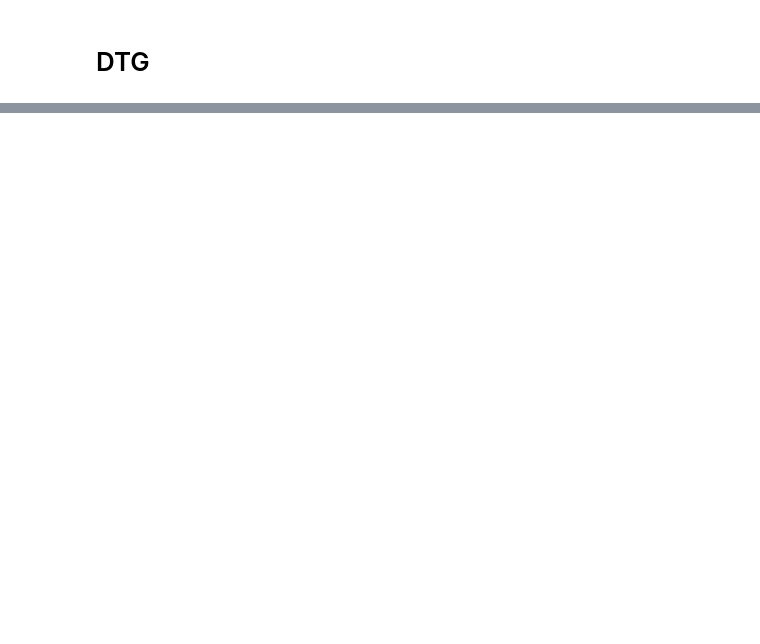
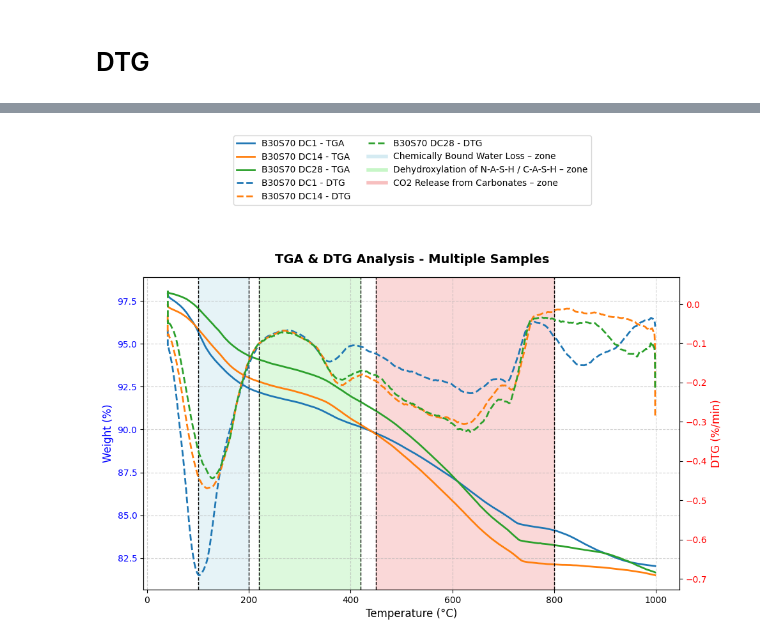
Before and after one commit to ahmedfarhatx22/TradingBro, a Jupyter notebook: book/some_content/TGA.ipynb, the cells around one changed output, grey strips where cells are left out. Cells and saved outputs as stored; diff of their text form; code cells hidden in the pictures; blank space fills up the shorter version.

```diff
--- a/book/some_content/TGA.ipynb
+++ b/book/some_content/TGA.ipynb
@@ -124,0 +129,90 @@ plt.show()
+# %%
+import pandas as pd
+import numpy as np
+import matplotlib.pyplot as plt
+import glob
+
+# Function to read and process TGA files
+def process_tga(file, label):
+    df = pd.read_csv(file, encoding="ISO-8859-1", skiprows=30, header=None)
+    df.dropna(axis=1, how='all', inplace=True)  # Remove empty columns
+    df.columns = ["Temperature"] + [f"Col_{i}" for i in range(1, len(df.columns))]  # Dynamic column assignment
+    df["Temperature"] = pd.to_numeric(df["Temperature"], errors="coerce")
+    df["Weight%"] = pd.to_numeric(df.iloc[:, 3], errors="coerce")  # Assuming weight% is in column 3
+    return df["Temperature"], df["Weight%"], label
+
+# Function to read and process DTG files
+def process_dtg(file, label):
+    df = pd.read_csv(file, encoding="ISO-8859-1", skiprows=30, header=0)
+    df.dropna(axis=1, how='all', inplace=True)  # Remove empty columns
+    df.columns = ["Temperature"] + [f"Col_{i}" for i in range(1, len(df.columns))]  # Dynamic column assignment
+    df["Temperature"] = pd.to_numeric(df["Temperature"], errors="coerce")
+    df["DTG"] = pd.to_numeric(df.iloc[:, -2], errors="coerce")  # Assuming DTG is second last column
+    return df["Temperature"], df["DTG"], label
+
+# Get list of TGA and DTG CSV files with custom labels
+tga_files = [
+    ("TG_ExpDat_B30S70DC1; 14-1-2025-2.csv", "B30S70 DC1 - TGA"),
+    ("TG_ExpDat_B30S70DC14; 30-1-2025-2.csv", "B30S70 DC14 - TGA"),
+    ("TG_ExpDat_B30S70DC28; 13-2-2025-2.csv", "B30S70 DC28 - TGA")
+
+]
+
+dtg_files = [
+    ("DG_ExpDat_B30S70DC1; 14-1-2025-2.csv", "B30S70 DC1 - DTG"),
+    ("DG_ExpDat_B30S70DC14; 30-1-2025-2.csv", "B30S70 DC14 - DTG"),
+    ("DG_ExpDat_B30S70DC28; 13-2-2025-2.csv", "B30S70 DC28 - DTG")
+
+]
+
+# Create a plot with dual y-axes
+fig, ax1 = plt.subplots(figsize=(10, 6))
+ax2 = ax1.twinx()
+
+# Define temperature boundaries for decomposition events
+decomposition_zones = [
+    (100, 200, "Chemically Bound Water Loss – zone", 'lightblue'),
+    (220, 420, "Dehydroxylation of N-A-S-H / C-A-S-H – zone", 'lightgreen'),
+    (450, 800, "CO2 Release from Carbonates – zone", 'lightcoral')
+]
+
+# Plot multiple TGA curves (Weight %)
+for file, label in tga_files[:4]:  # Plot max 4 files
+    temp, weight, label = process_tga(file, label)
+    ax1.plot(temp, weight, label=label, linestyle='-', linewidth=2)
+ax1.set_xlabel("Temperature (°C)", fontsize=12)
+ax1.set_ylabel("Weight (%)", fontsize=12, color='b')
+ax1.tick_params(axis='y', labelcolor='b')
+ax1.grid(True, linestyle="--", alpha=0.6)
+
+# Plot multiple DTG curves (DTG %/min)
+for file, label in dtg_files[:4]:  # Plot max 4 files
+    temp, dtg, label = process_dtg(file, label)
+    ax2.plot(temp, dtg, label=label, linestyle='--', linewidth=2)
+ax2.set_ylabel("DTG (%/min)", fontsize=12, color='r')
+ax2.tick_params(axis='y', labelcolor='r')
+
+# Draw vertical dashed lines for temperature boundaries
+patches = []
+for start, end, label, color in decomposition_zones:
+    ax1.axvline(x=start, color='black', linestyle='dashed', linewidth=1)
+    ax1.axvline(x=end, color='black', linestyle='dashed', linewidth=1)
+    patch = plt.Rectangle((start, ax1.get_ylim()[0]), end-start, ax1.get_ylim()[1]-ax1.get_ylim()[0], color=color, alpha=0.3)
+    ax1.add_patch(patch)
+    patches.append((plt.Line2D([0], [0], color=color, lw=4, alpha=0.5), label))
+
+# Add title and move it up for visibility
+plt.subplots_adjust(top=0.85)
+fig.suptitle("TGA & DTG Analysis - Multiple Samples", fontsize=14, fontweight='bold')
+
+# Move legends to separate space and avoid duplicates
+handles1, labels1 = ax1.get_legend_handles_labels()
+handles2, labels2 = ax2.get_legend_handles_labels()
+handles_patches, labels_patches = zip(*patches)
+fig.legend(handles1 + handles2 + list(handles_patches), labels1 + labels2 + list(labels_patches),
+           loc='upper center', bbox_to_anchor=(0.5, 1.2), ncol=2, fontsize=10)
+
+plt.tight_layout()
+plt.show()
+# %% [output]
+[figure, added]
```
Also changed, not shown: parts of 21 cells of this notebook, 48 other files.
